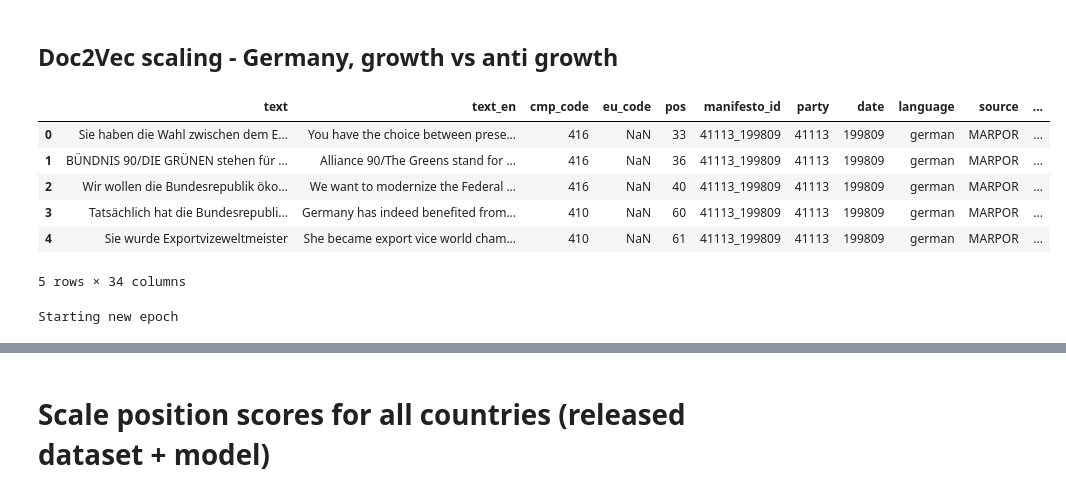
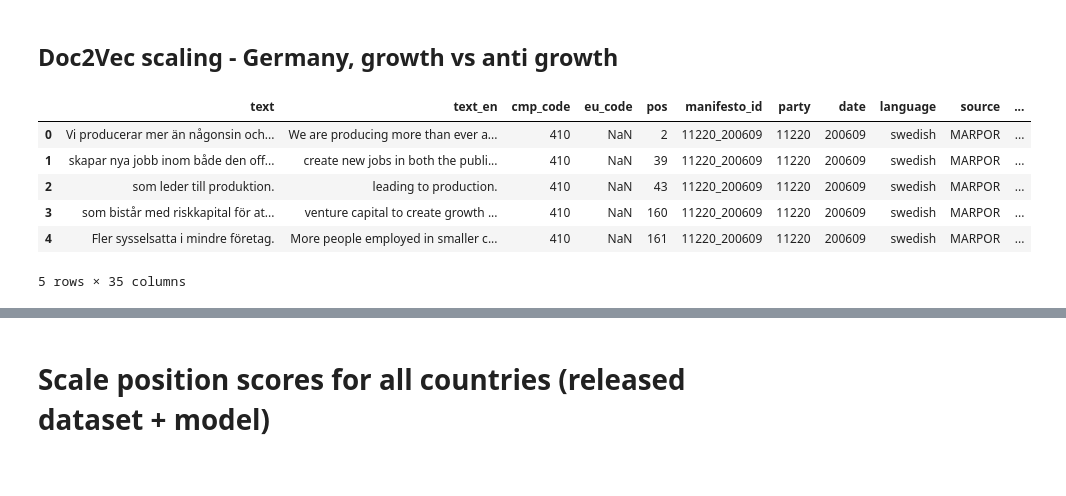
Before and after one commit to hungnguyen167/ContextScale, a Jupyter notebook: 03_main_analyses.ipynb, the cells around one changed output, grey strips where cells are left out. Drawn from its saved outputs; the diff is of its cells as text; code cells hidden in the pictures.

```diff
--- a/03_main_analyses.ipynb
+++ b/03_main_analyses.ipynb
@@ -1452,0 +2041,2 @@ Cleaning the 80000th sentence
+# %%
+outputs = clean_text_loop(manifesto_d2v, 'countryname')
@@ -1453,4 +2061,5 @@ Cleaning the 80000th sentence
 # %%
-manifesto_deu['text_cleaned'] = outputs
+manifesto_d2v.loc[:,'text_cleaned'] = outputs
 # %%
-manifesto_deu.loc[:,'party_election'] = manifesto_deu.party.astype(str).str.cat(manifesto_deu.election.astype(str), sep='_')
+manifesto_d2v.loc[:,'party_election'] = manifesto_d2v.party.astype(str).str.cat(manifesto_d2v[['election']].astype(str).values, sep='_')
+manifesto_d2v.loc[:,'country_party_election'] = manifesto_d2v.countryname.str.cat(manifesto_d2v[['party','election']].astype(str).values, sep='_')
@@ -2158,14 +2355,14 @@ d2v_ep.to_csv('data/py_outputs/r&c_ep.csv', index=False)
 # %% [markdown]
 ## Doc2Vec scaling - Germany, growth vs anti growth
 # %%
-manifesto_deu_growth = manifesto_deu[manifesto_deu.cmp_code.isin(['410','416', '416.1','416.2'])].reset_index(drop=True)
+manifesto_growth = manifesto_d2v[manifesto_d2v.cmp_code.isin(['410','416', '416.1'])].reset_index(drop=True)
 # %%
-manifesto_deu_growth.head()
+manifesto_growth.head()
 # %% [output]
 |  | text | text_en | cmp_code | eu_code | pos | manifesto_id | party | date | language | source | ... |
-| 0 | Sie haben die Wahl zwischen dem E... | You have the choice between prese... | 416 | NaN | 33 | 41113_199809 | 41113 | 199809 | german | MARPOR | ... |
-| 1 | BÜNDNIS 90/DIE GRÜNEN stehen für ... | Alliance 90/The Greens stand for ... | 416 | NaN | 36 | 41113_199809 | 41113 | 199809 | german | MARPOR | ... |
-| 2 | Wir wollen die Bundesrepublik öko... | We want to modernize the Federal ... | 416 | NaN | 40 | 41113_199809 | 41113 | 199809 | german | MARPOR | ... |
-| 3 | Tatsächlich hat die Bundesrepubli... | Germany has indeed benefited from... | 410 | NaN | 60 | 41113_199809 | 41113 | 199809 | german | MARPOR | ... |
-| 4 | Sie wurde Exportvizeweltmeister | She became export vice world cham... | 410 | NaN | 61 | 41113_199809 | 41113 | 199809 | german | MARPOR | ... |
+| 0 | Vi producerar mer än någonsin och... | We are producing more than ever a... | 410 | NaN | 2 | 11220_200609 | 11220 | 200609 | swedish | MARPOR | ... |
+| 1 | skapar nya jobb inom både den off... | create new jobs in both the publi... | 410 | NaN | 39 | 11220_200609 | 11220 | 200609 | swedish | MARPOR | ... |
+| 2 | som leder till produktion. | leading to production. | 410 | NaN | 43 | 11220_200609 | 11220 | 200609 | swedish | MARPOR | ... |
+| 3 | som bistår med riskkapital för at... | venture capital to create growth ... | 410 | NaN | 160 | 11220_200609 | 11220 | 200609 | swedish | MARPOR | ... |
+| 4 | Fler sysselsatta i mindre företag. | More people employed in smaller c... | 410 | NaN | 161 | 11220_200609 | 11220 | 200609 | swedish | MARPOR | ... |
-5 rows × 34 columns
+5 rows × 35 columns
@@ -2176,5 +2368,0 @@ trigram = Phrases(bigram[outputs_stream],  min_count=1, threshold=5)
-# %%
-model = Doc2Vec(vector_size=500, window=6, min_count=1, workers=16, epochs=20, seed=seed_val)
-model.build_vocab(corpusIterator(manifesto_deu_growth, bigram=bigram, trigram=trigram, text='text_cleaned',labels='party_election'))
-# %% [output]
-Starting new epoch
```
Also changed, not shown: parts of 473 cells of this notebook, 36 other files.
